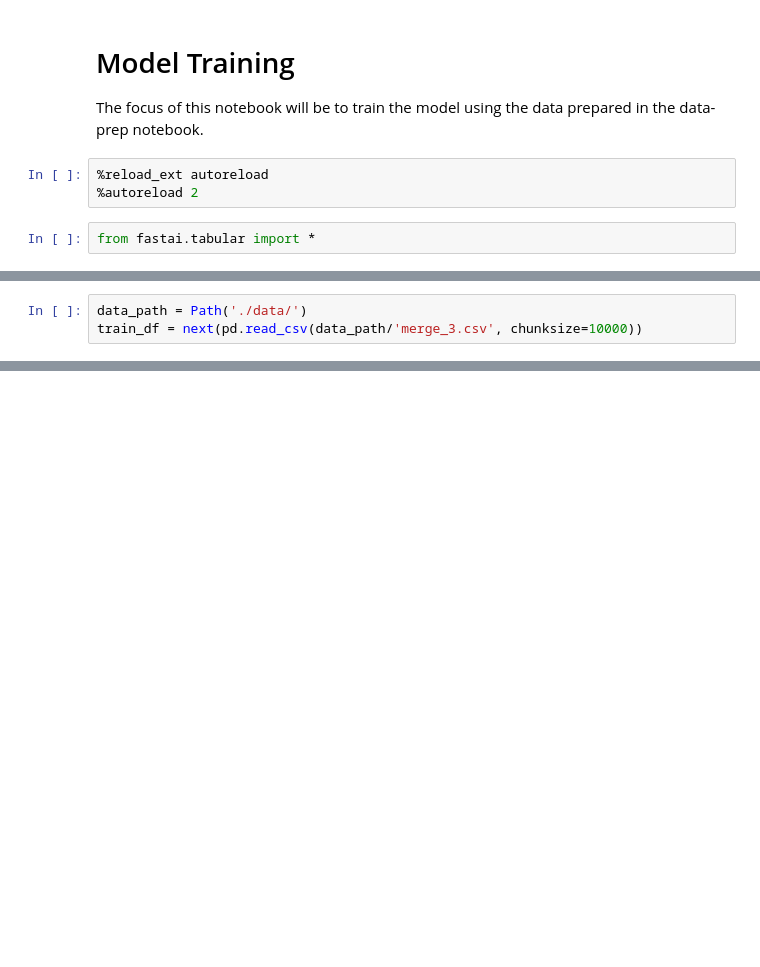
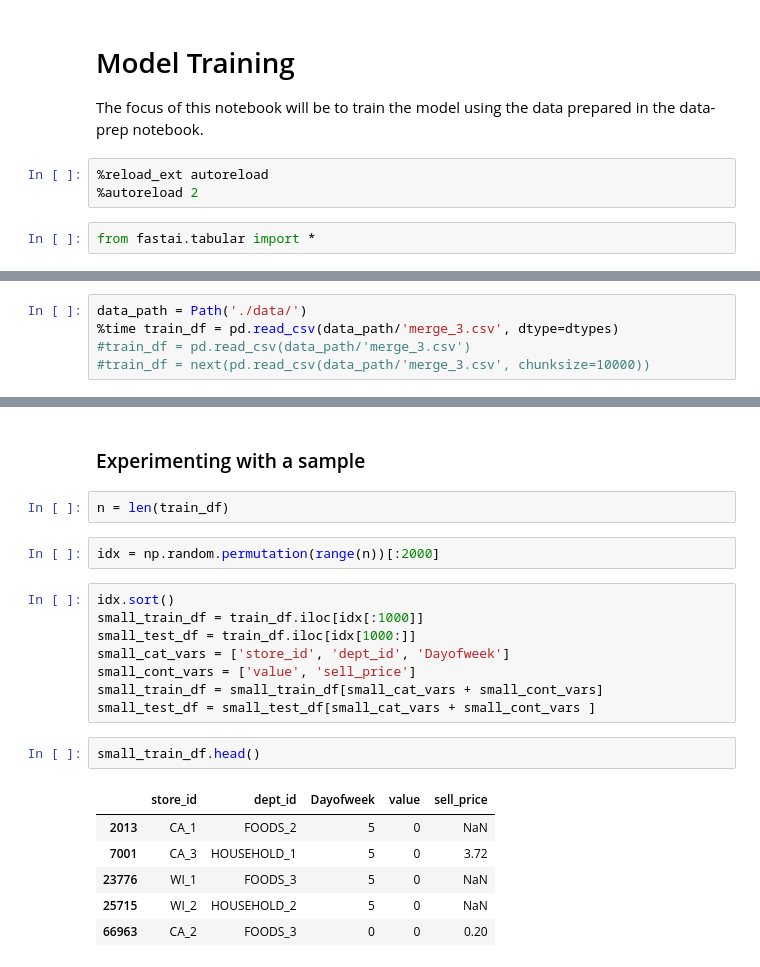
Before and after one commit to vishaladu/dl, a Jupyter notebook: competitions/m5-accuracy/model-training.ipynb, the cells around one changed output, grey strips where cells are left out. Cells and saved outputs as stored; diff of their text form; blank space fills up the shorter version.

```diff
--- a/competitions/m5-accuracy/model-training.ipynb
+++ b/competitions/m5-accuracy/model-training.ipynb
@@ -10,3 +47,5 @@ from fastai.tabular import *
 # %%
 data_path = Path('./data/')
-train_df = next(pd.read_csv(data_path/'merge_3.csv', chunksize=10000))
+%time train_df = pd.read_csv(data_path/'merge_3.csv', dtype=dtypes)
+#train_df = pd.read_csv(data_path/'merge_3.csv')
+#train_df = next(pd.read_csv(data_path/'merge_3.csv', chunksize=10000))
@@ -30,3 +72,26 @@ train_df.head().T
 | Is_year_end | False | False | False | False | False |
 | Is_year_start | False | False | False | False | False |
 | sell_price | NaN | NaN | NaN | NaN | NaN |
+# %% [markdown]
+### Experimenting with a sample
+# %%
+n = len(train_df)
+# %%
+idx = np.random.permutation(range(n))[:2000]
+# %%
+idx.sort()
+small_train_df = train_df.iloc[idx[:1000]]
+small_test_df = train_df.iloc[idx[1000:]]
+small_cat_vars = ['store_id', 'dept_id', 'Dayofweek']
+small_cont_vars = ['value', 'sell_price']
+small_train_df = small_train_df[small_cat_vars + small_cont_vars]
+small_test_df = small_test_df[small_cat_vars + small_cont_vars ]
+# %%
+small_train_df.head()
+# %% [output]
+|  | store_id | dept_id | Dayofweek | value | sell_price |
+| 2013 | CA_1 | FOODS_2 | 5 | 0 | NaN |
+| 7001 | CA_3 | HOUSEHOLD_1 | 5 | 0 | 3.72 |
+| 23776 | WI_1 | FOODS_3 | 5 | 0 | NaN |
+| 25715 | WI_2 | HOUSEHOLD_2 | 5 | 0 | NaN |
+| 66963 | CA_2 | FOODS_3 | 0 | 0 | 0.20 |
```
Also changed, not shown: parts of 21 cells of this notebook, 1 other file.
